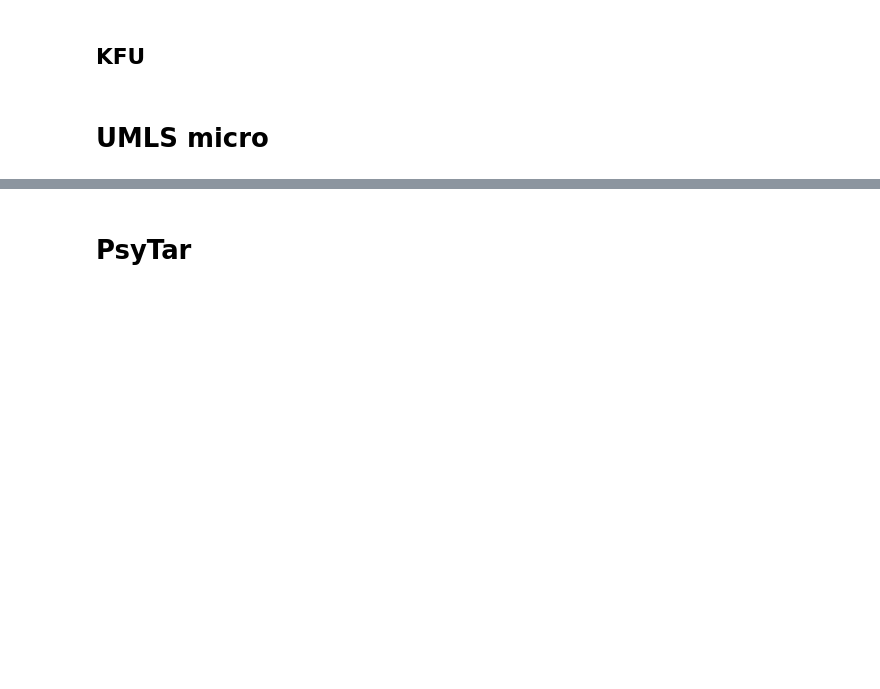
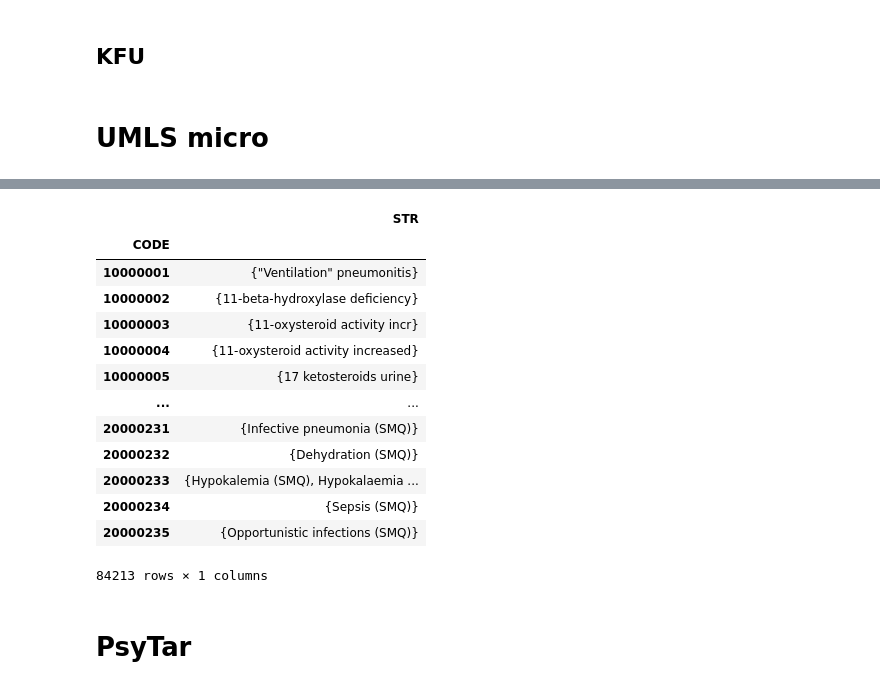
Before and after one commit to AlexKay28/MedConcNorm, a Jupyter notebook: notebooks/work_with_raw_data/get_train_test_csvs.ipynb, the cells around one changed output, grey strips where cells are left out. Saved outputs shown, nothing was run; the diff lists cells and outputs as text; code cells hidden in the pictures; blank space fills up the shorter version.

```diff
--- a/notebooks/work_with_raw_data/get_train_test_csvs.ipynb
+++ b/notebooks/work_with_raw_data/get_train_test_csvs.ipynb
@@ -92,3 +144,22 @@ umls_eng_mdr = pd.read_csv('../../data/external/MRCONSO_ENG_MDR.csv')
+# %%
+code_to_term = umls_eng_mdr[['CODE', 'STR']].groupby('CODE').agg(set)
+code_to_term[[len(i)>1 for i in code_to_term['STR']]].to_numpy()
+code_to_term
+# %% [output]
+|  | STR |
+| CODE |  |
+| 10000001 | {"Ventilation" pneumonitis} |
+| 10000002 | {11-beta-hydroxylase deficiency} |
+| 10000003 | {11-oxysteroid activity incr} |
+| 10000004 | {11-oxysteroid activity increased} |
+| 10000005 | {17 ketosteroids urine} |
+| ... | ... |
+| 20000231 | {Infective pneumonia (SMQ)} |
+| 20000232 | {Dehydration (SMQ)} |
+| 20000233 | {Hypokalemia (SMQ), Hypokalaemia ... |
+| 20000234 | {Sepsis (SMQ)} |
+| 20000235 | {Opportunistic infections (SMQ)} |
+84213 rows × 1 columns
 # %% [markdown]
 # PsyTar
 # %%
```
Also changed, not shown: parts of 27 cells of this notebook, 10 other files.
